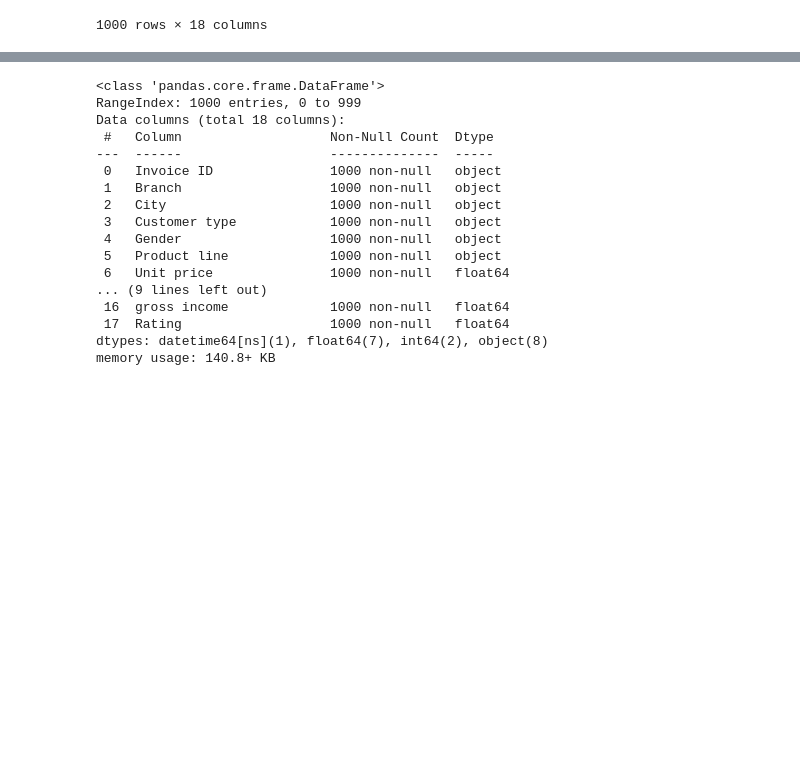
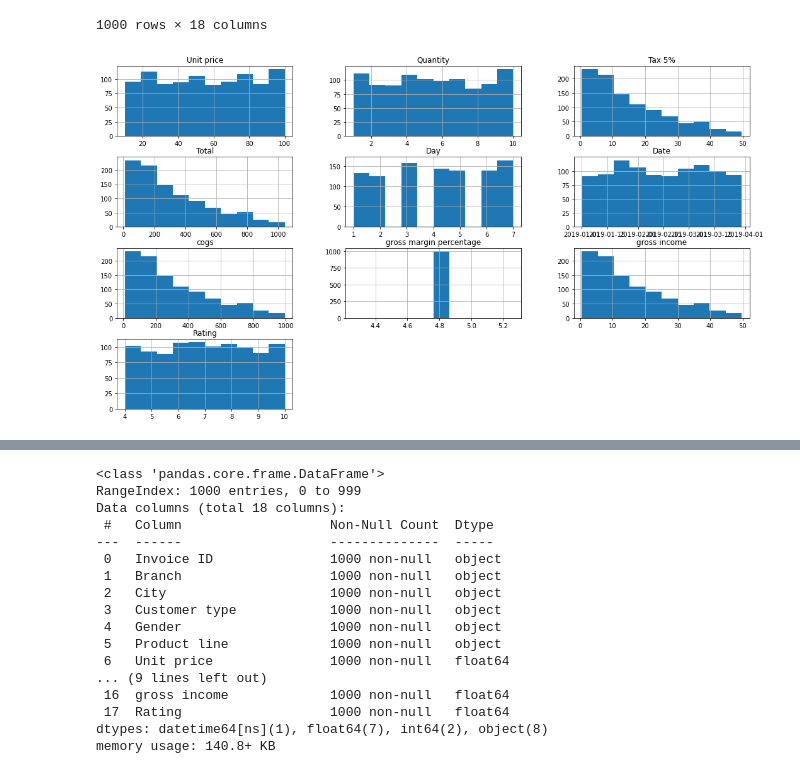
Before and after one commit to SREEDIVYA-SV/suretrust-python-and-ML-course, a Jupyter notebook: Data analysis ans suretrust.ipynb, the cells around one changed output, grey strips where cells are left out. Cells and saved outputs as stored; diff of their text form; code cells hidden in the pictures; blank space fills up the shorter version.

Commit message:
Add files via upload
with visualization*

```diff
--- a/Data analysis ans suretrust.ipynb
+++ b/Data analysis ans suretrust.ipynb
@@ -25,3 +29,8 @@ df
 | 998 | 308-39-1707 | A | Yangon | Normal | Female | Fashion accessories | 12.09 | 1 | 0.6045 | ... |
 | 999 | 784-21-9238 | C | Naypyitaw | Member | Male | Sports and travel | 10.17 | 1 | 0.5085 | ... |
 1000 rows × 18 columns
+# %%
+df.hist(figsize=(18,10))
+plt.show()
+# %% [output]
+[figure, added]
```
Also changed, not shown: parts of 8 cells of this notebook.
